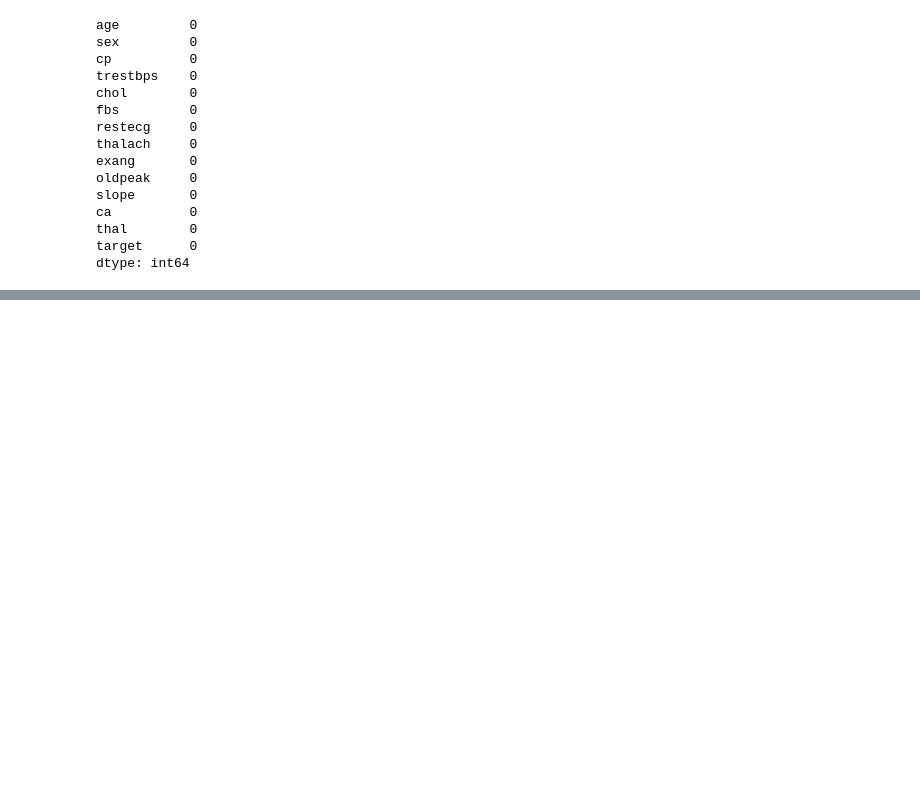
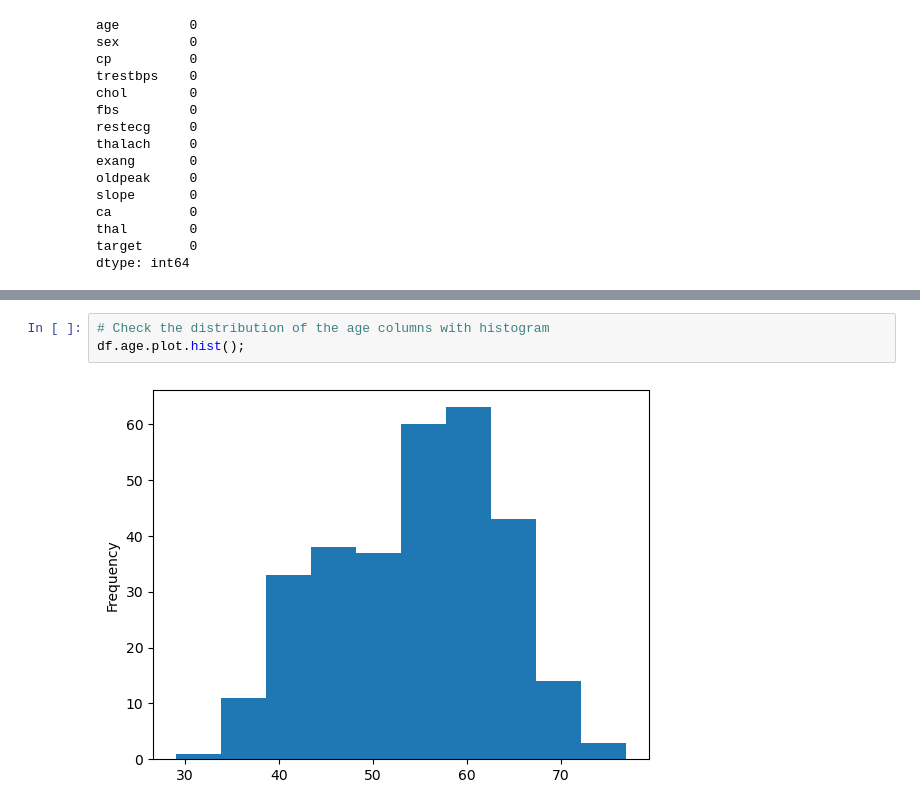
Before and after one commit to baafbass/heart-disease-classification, a Jupyter notebook: heart-disease-classification.ipynb, the cells around one changed output, grey strips where cells are left out. Drawn from its saved outputs; the diff is of its cells as text; blank space fills up the shorter version.

```diff
--- a/heart-disease-classification.ipynb
+++ b/heart-disease-classification.ipynb
@@ -188,0 +240,5 @@ df.describe()
+# %%
+# Check the distribution of the age columns with histogram
+df.age.plot.hist();
+# %% [output]
+[figure, added]
```
Also changed, not shown: parts of 11 cells of this notebook.
